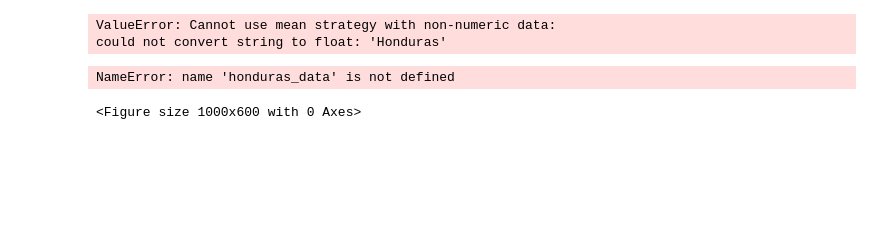
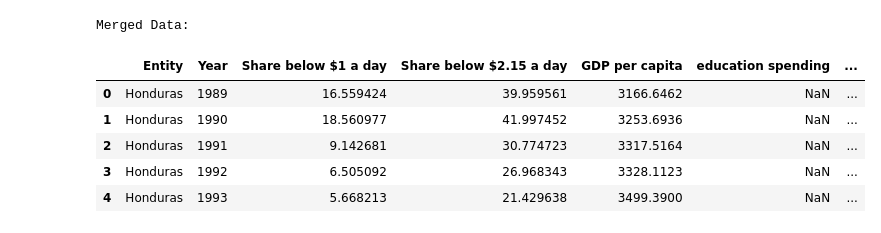
Before and after one commit to Josefbardales/PortfolioCodes, a Jupyter notebook: Analyzing poverty in Honduras.ipynb, the cells around one changed output. Cells and saved outputs as stored; diff of their text form; code cells hidden in the pictures; blank space fills up the shorter version.

```diff
--- a/Analyzing poverty in Honduras.ipynb
+++ b/Analyzing poverty in Honduras.ipynb
@@ -46,27 +56,0 @@ merged_data.head()
-# %%
-from sklearn.impute import SimpleImputer
-
-# Impute with mean for all columns
-imputer = SimpleImputer(strategy='mean')
-honduras_data_imputed = pd.DataFrame(imputer.fit_transform(merged_data))
-honduras_data_imputed.columns = honduras_data.columns
-honduras_data = honduras_data_imputed
-
-# Display shape after dropping missing values
-honduras_data.shape
-
-honduras_data.head()
-# %% [output]
-ValueError: Cannot use mean strategy with non-numeric data:
-could not convert string to float: 'Honduras'
-# %%
-plt.figure(figsize=(10, 6))
-plt.plot(honduras_data['Year'], honduras_data['Share below $1 a day'], marker='o', linestyle='-')
-plt.title('Poverty Rate Over Time in Honduras')
-plt.xlabel('Year')
-plt.ylabel('Share below $1 a day (%)')
-plt.grid(True)
-plt.show()
-# %% [output]
-NameError: name 'honduras_data' is not defined
-<Figure size 1000x600 with 0 Axes>
@@ -93,0 +57,20 @@ print(honduras_data.columns)
+# %%
+# Start with the poverty dataset as the base
+merged_data = honduras_datasets['poverty']
+
+# Merge other datasets based on "Entity" and "Year"
+for key, dataset in honduras_datasets.items():
+    if key != 'poverty':
+        merged_data = pd.merge(merged_data, dataset, on=['Entity', 'Year'], how='outer')
+
+# Display the merged data
+print("Merged Data:")
+display(merged_data.head())
+# %% [output]
+Merged Data:
+|  | Entity | Year | Share below $1 a day | Share below $2.15 a day | GDP per capita | education spending | ... |
+| 0 | Honduras | 1989 | 16.559424 | 39.959561 | 3166.6462 | NaN | ... |
+| 1 | Honduras | 1990 | 18.560977 | 41.997452 | 3253.6936 | NaN | ... |
+| 2 | Honduras | 1991 | 9.142681 | 30.774723 | 3317.5164 | NaN | ... |
+| 3 | Honduras | 1992 | 6.505092 | 26.968343 | 3328.1123 | NaN | ... |
+| 4 | Honduras | 1993 | 5.668213 | 21.429638 | 3499.3900 | NaN | ... |
```
Also changed, not shown: parts of 6 cells of this notebook.
